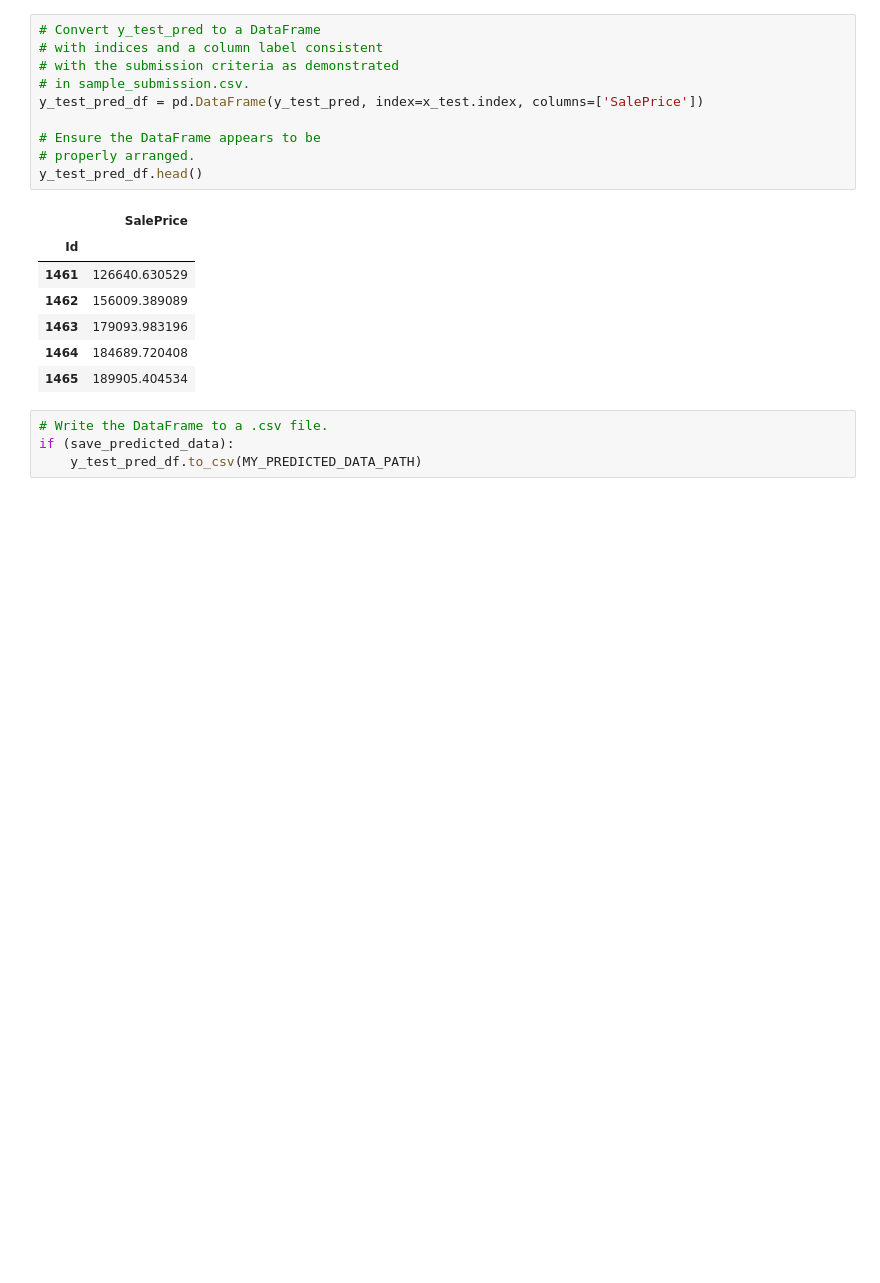
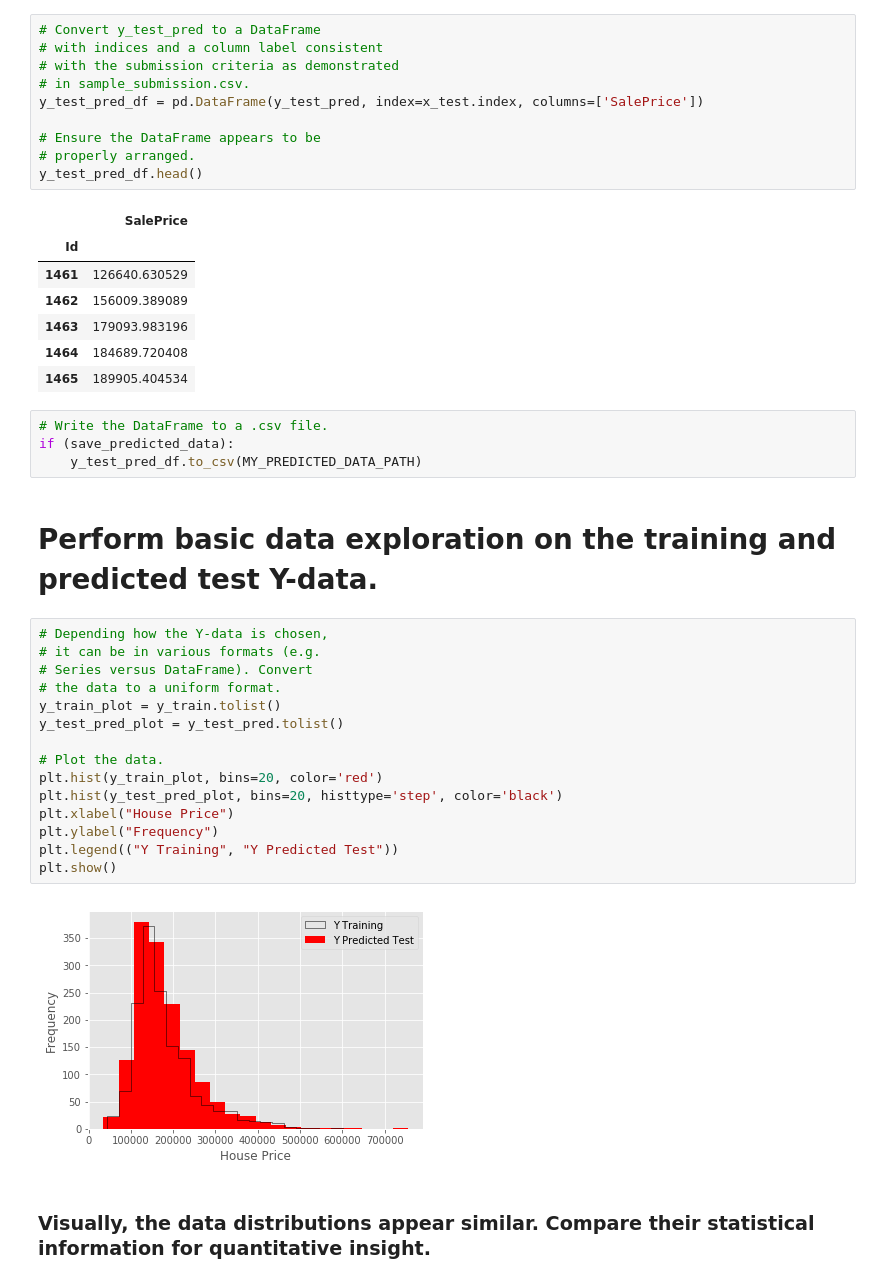
Before and after one commit to darrylgleason/Kaggle_House-Prices, a Jupyter notebook: House-Prices.ipynb, the cells around one changed output. Saved outputs shown, nothing was run; the diff lists cells and outputs as text; blank space fills up the shorter version.

Commit message:
Perform basic data exploration

```diff
--- a/House-Prices.ipynb
+++ b/House-Prices.ipynb
@@ -640,3 +641,24 @@ y_test_pred_df.head()
 # Write the DataFrame to a .csv file.
 if (save_predicted_data):
     y_test_pred_df.to_csv(MY_PREDICTED_DATA_PATH)
+# %% [markdown]
+# Perform basic data exploration on the training and predicted test Y-data.
+# %%
+# Depending how the Y-data is chosen,
+# it can be in various formats (e.g.
+# Series versus DataFrame). Convert
+# the data to a uniform format.
+y_train_plot = y_train.tolist()
+y_test_pred_plot = y_test_pred.tolist()
+
+# Plot the data.
+plt.hist(y_train_plot, bins=20, color='red')
+plt.hist(y_test_pred_plot, bins=20, histtype='step', color='black')
+plt.xlabel("House Price")
+plt.ylabel("Frequency")
+plt.legend(("Y Training", "Y Predicted Test"))
+plt.show()
+# %% [output]
+[figure, added]
+# %% [markdown]
+### Visually, the data distributions appear similar. Compare their statistical information for quantitative insight.
```
Also changed, not shown: parts of 4 cells of this notebook.
